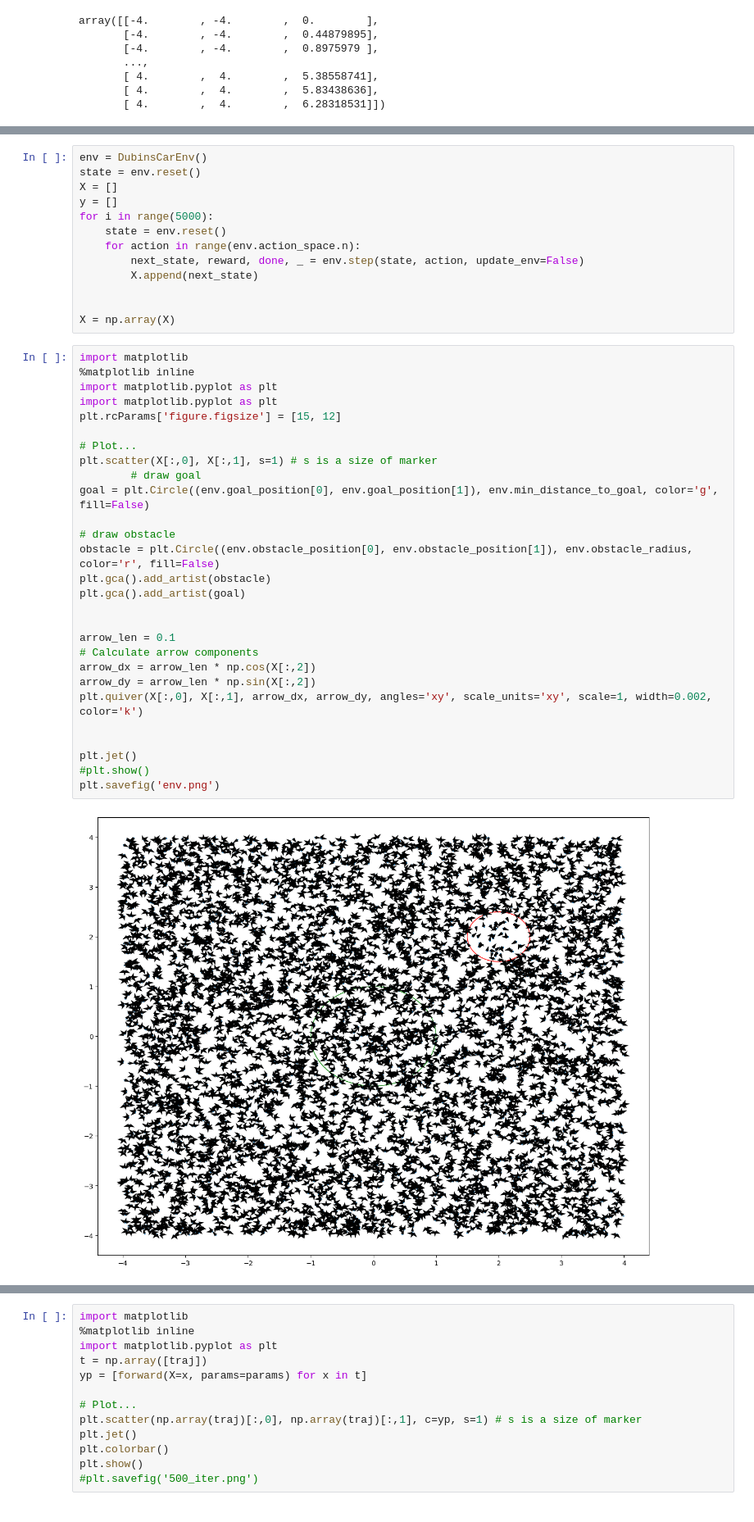
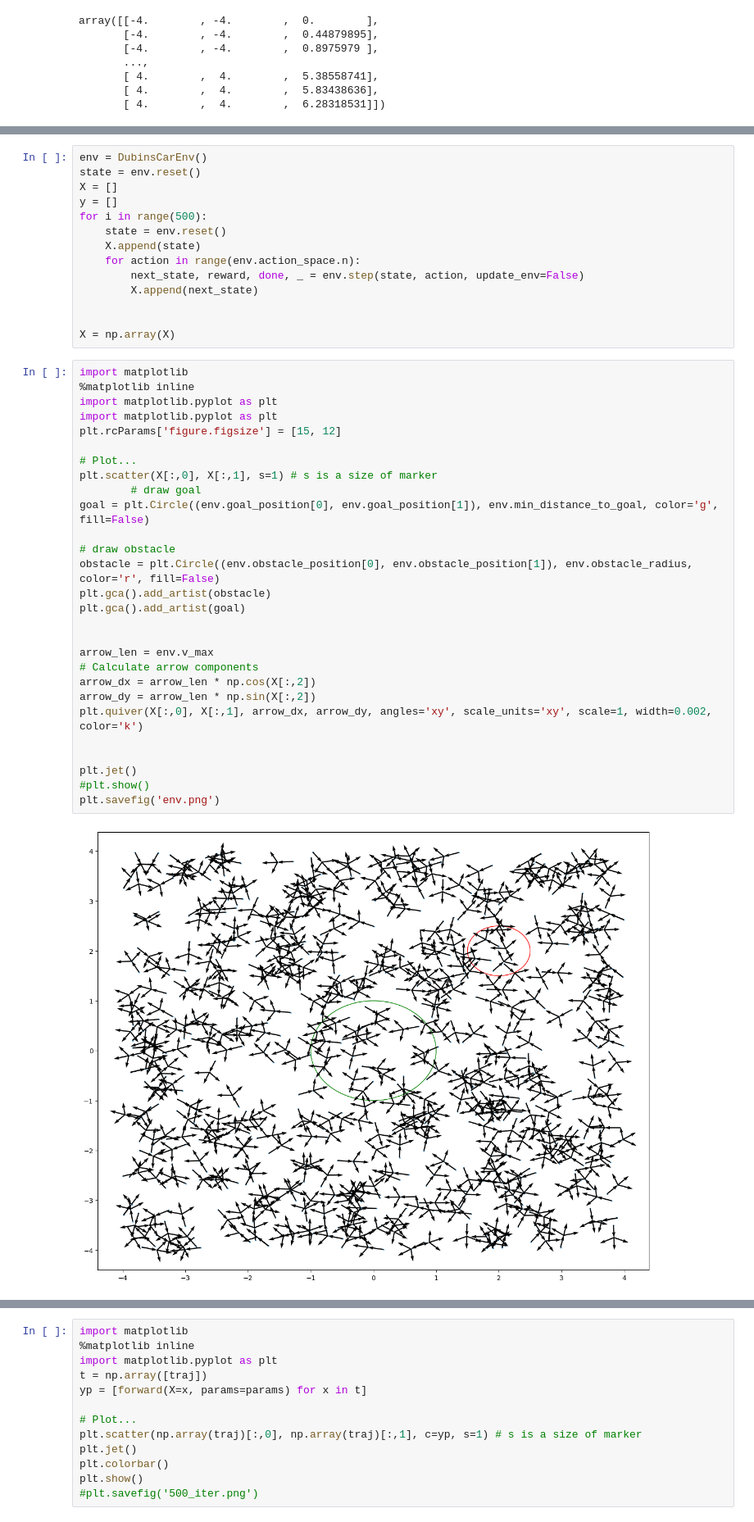
Before and after one commit to arjun-prakash/stackelberg-reach-avoid, a Jupyter notebook: gym_examples/src/cont_dubin.ipynb, the cells around one changed output, grey strips where cells are left out. Shown at 82% size. Saved outputs shown, nothing was run; the diff lists cells and outputs as text.

```diff
--- a/gym_examples/src/cont_dubin.ipynb
+++ b/gym_examples/src/cont_dubin.ipynb
@@ -59,8 +61,9 @@ env = DubinsCarEnv()
 state = env.reset()
 X = []
 y = []
-for i in range(5000):
+for i in range(500):
     state = env.reset()
+    X.append(state)
     for action in range(env.action_space.n):
         next_state, reward, done, _ = env.step(state, action, update_env=False)
         X.append(next_state)
@@ -70,30 +73,30 @@ X = np.array(X)
 # %%
 import matplotlib
 %matplotlib inline
 import matplotlib.pyplot as plt
 import matplotlib.pyplot as plt
 plt.rcParams['figure.figsize'] = [15, 12]
 
 # Plot...
 plt.scatter(X[:,0], X[:,1], s=1) # s is a size of marker
         # draw goal
 goal = plt.Circle((env.goal_position[0], env.goal_position[1]), env.min_distance_to_goal, color='g', fill=False)
 
 # draw obstacle
 obstacle = plt.Circle((env.obstacle_position[0], env.obstacle_position[1]), env.obstacle_radius, color='r', fill=False)
 plt.gca().add_artist(obstacle)
 plt.gca().add_artist(goal)
 
 
-arrow_len = 0.1
+arrow_len = env.v_max
 # Calculate arrow components
 arrow_dx = arrow_len * np.cos(X[:,2])
 arrow_dy = arrow_len * np.sin(X[:,2])
 plt.quiver(X[:,0], X[:,1], arrow_dx, arrow_dy, angles='xy', scale_units='xy', scale=1, width=0.002, color='k')
 
 
 plt.jet()
 #plt.show()
 plt.savefig('env.png')
 # %% [output]
-[figure, old version]
+[figure, new version]
```
Also changed, not shown: parts of 14 cells of this notebook, 5 other files.
